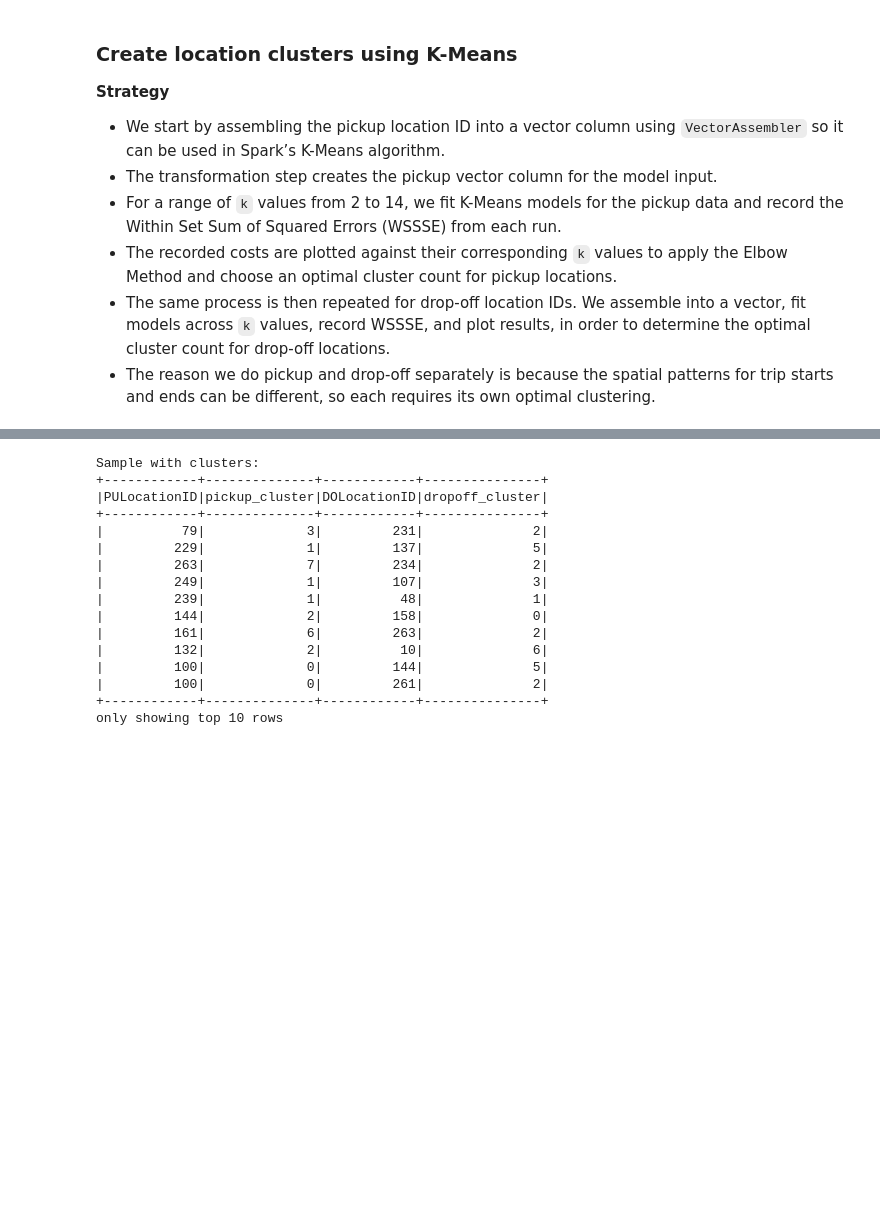
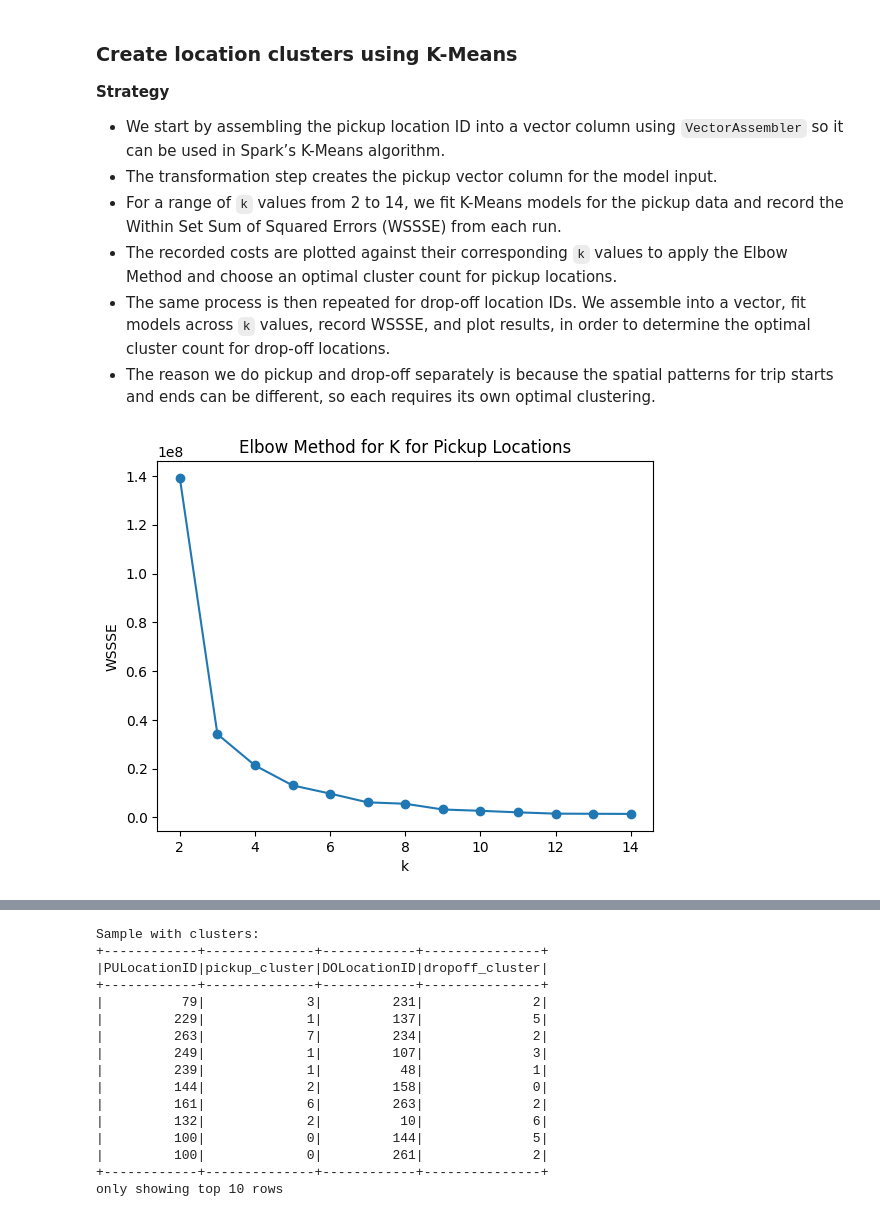
Before and after one commit to chawthinn/nyc-yellow-taxi-ml-modeling-jan-aug-2023, a Jupyter notebook: AML3603_FinalProject_part2.ipynb, the cells around one changed output, grey strips where cells are left out. Cells and saved outputs as stored; diff of their text form; code cells hidden in the pictures; blank space fills up the shorter version.

```diff
--- a/AML3603_FinalProject_part2.ipynb
+++ b/AML3603_FinalProject_part2.ipynb
@@ -300,30 +300,32 @@ Here's what we deduced from the heatmap:
 * The same process is then repeated for drop-off location IDs. We assemble into a vector, fit models across `k` values, record WSSSE, and plot results, in order to determine the optimal cluster count for drop-off locations.
 * The reason we do pickup and drop-off separately is because the spatial patterns for trip starts and ends can be different, so each requires its own optimal clustering.
 # %%
-# from pyspark.ml.clustering import KMeans
-# from pyspark.ml.feature import VectorAssembler
-# import matplotlib.pyplot as plt
+from pyspark.ml.clustering import KMeans
+from pyspark.ml.feature import VectorAssembler
+import matplotlib.pyplot as plt
 
-# # Assemble location features for clustering
-# location_assembler = VectorAssembler(
-#     inputCols=["PULocationID"],
-#     outputCol="pu_location_vec"
-# )
+# Assemble location features for clustering
+location_assembler = VectorAssembler(
+    inputCols=["PULocationID"],
+    outputCol="pu_location_vec"
+)
 
-# # Transform the sample_df to add location_features
-# pu_location_df = location_assembler.transform(sample_df)
+# Transform the sample_df to add location_features
+pu_location_df = location_assembler.transform(sample_df)
 
-# # Find the best kmeans
-# costs = []
-# for k in range(2, 15):
-#     kmeans = KMeans(k=k, seed=42, featuresCol="pu_location_vec")
-#     model = kmeans.fit(pu_location_df)
-#     cost = model.summary.trainingCost  # WSSSE
-#     costs.append(cost)
+# Find the best kmeans
+costs = []
+for k in range(2, 15):
+    kmeans = KMeans(k=k, seed=42, featuresCol="pu_location_vec")
+    model = kmeans.fit(pu_location_df)
+    cost = model.summary.trainingCost  # WSSSE
+    costs.append(cost)
 
-# plt.plot(range(2, 15), costs, marker='o')
-# plt.xlabel('k')
-# plt.ylabel('WSSSE')
-# plt.title('Elbow Method for K for Pickup Locations')
-# plt.show()
+plt.plot(range(2, 15), costs, marker='o')
+plt.xlabel('k')
+plt.ylabel('WSSSE')
+plt.title('Elbow Method for K for Pickup Locations')
+plt.show()
+# %% [output]
+[figure, added]
 # %%
```
Also changed, not shown: parts of 10 cells of this notebook, 12 other files.
